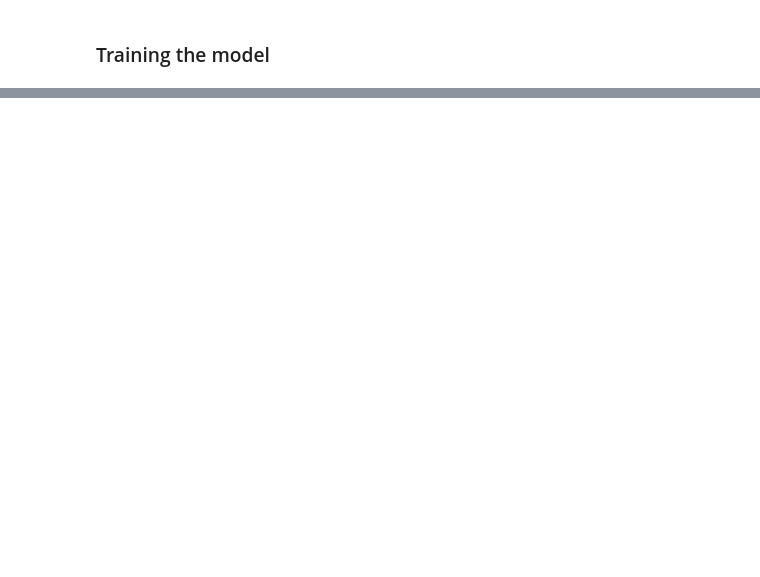
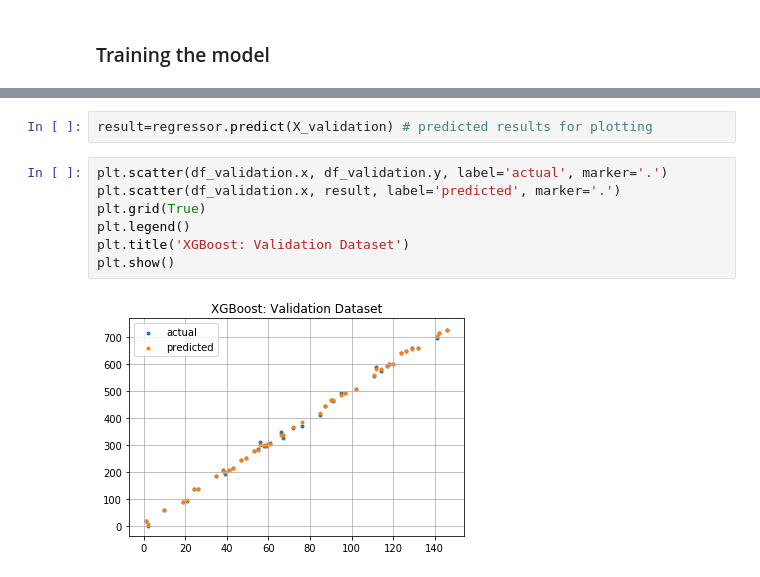
Before and after one commit to jeremywood-ai/Tau_Legion, a Jupyter notebook: xgboost/Linear_QuadraticRegression/linearXGBoostLocal.ipynb, the cells around one changed output, grey strips where cells are left out. Drawn from its saved outputs; the diff is of its cells as text; blank space fills up the shorter version.

```diff
--- a/xgboost/Linear_QuadraticRegression/linearXGBoostLocal.ipynb
+++ b/xgboost/Linear_QuadraticRegression/linearXGBoostLocal.ipynb
@@ -151,0 +251,11 @@ regressor.fit(x_train,y_train, eval_set = [(x_train, y_train), (x_validation, y_
+# %%
+result=regressor.predict(X_validation) # predicted results for plotting
+# %%
+plt.scatter(df_validation.x, df_validation.y, label='actual', marker='.')
+plt.scatter(df_validation.x, result, label='predicted', marker='.')
+plt.grid(True)
+plt.legend()
+plt.title('XGBoost: Validation Dataset')
+plt.show()
+# %% [output]
+[figure, added]
```
Also changed, not shown: parts of 89 cells of this notebook.
